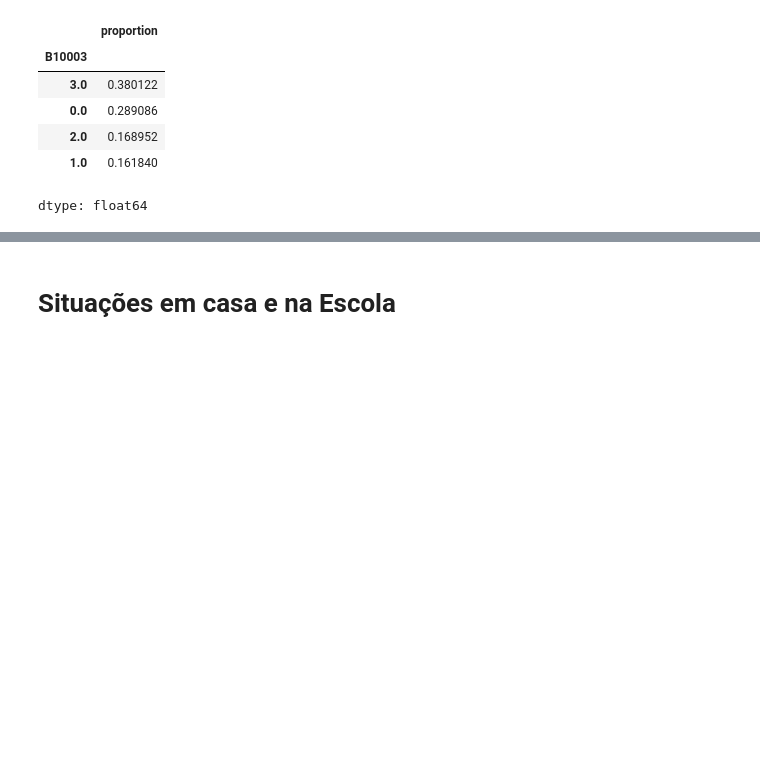
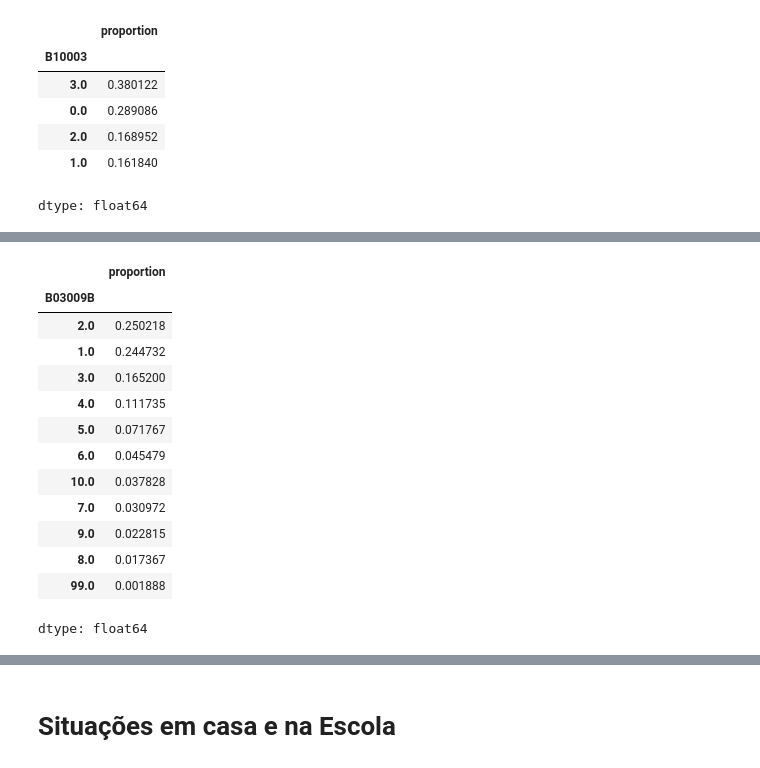
Before and after one commit to GustavoEmanuel901/lainfs-pense-repository, a Jupyter notebook: Dados_Pense_2026.ipynb, the cells around one changed output, grey strips where cells are left out. Saved outputs shown, nothing was run; the diff lists cells and outputs as text; code cells hidden in the pictures; blank space fills up the shorter version.

```diff
--- a/Dados_Pense_2026.ipynb
+++ b/Dados_Pense_2026.ipynb
@@ -1872,0 +2163,17 @@ dtype: float64
+# %%
+df['B03009B'].value_counts(normalize=True)
+# %% [output]
+|  | proportion |
+| B03009B |  |
+| 2.0 | 0.250218 |
+| 1.0 | 0.244732 |
+| 3.0 | 0.165200 |
+| 4.0 | 0.111735 |
+| 5.0 | 0.071767 |
+| 6.0 | 0.045479 |
+| 10.0 | 0.037828 |
+| 7.0 | 0.030972 |
+| 9.0 | 0.022815 |
+| 8.0 | 0.017367 |
+| 99.0 | 0.001888 |
+dtype: float64
```
Also changed, not shown: parts of 32 cells of this notebook.
